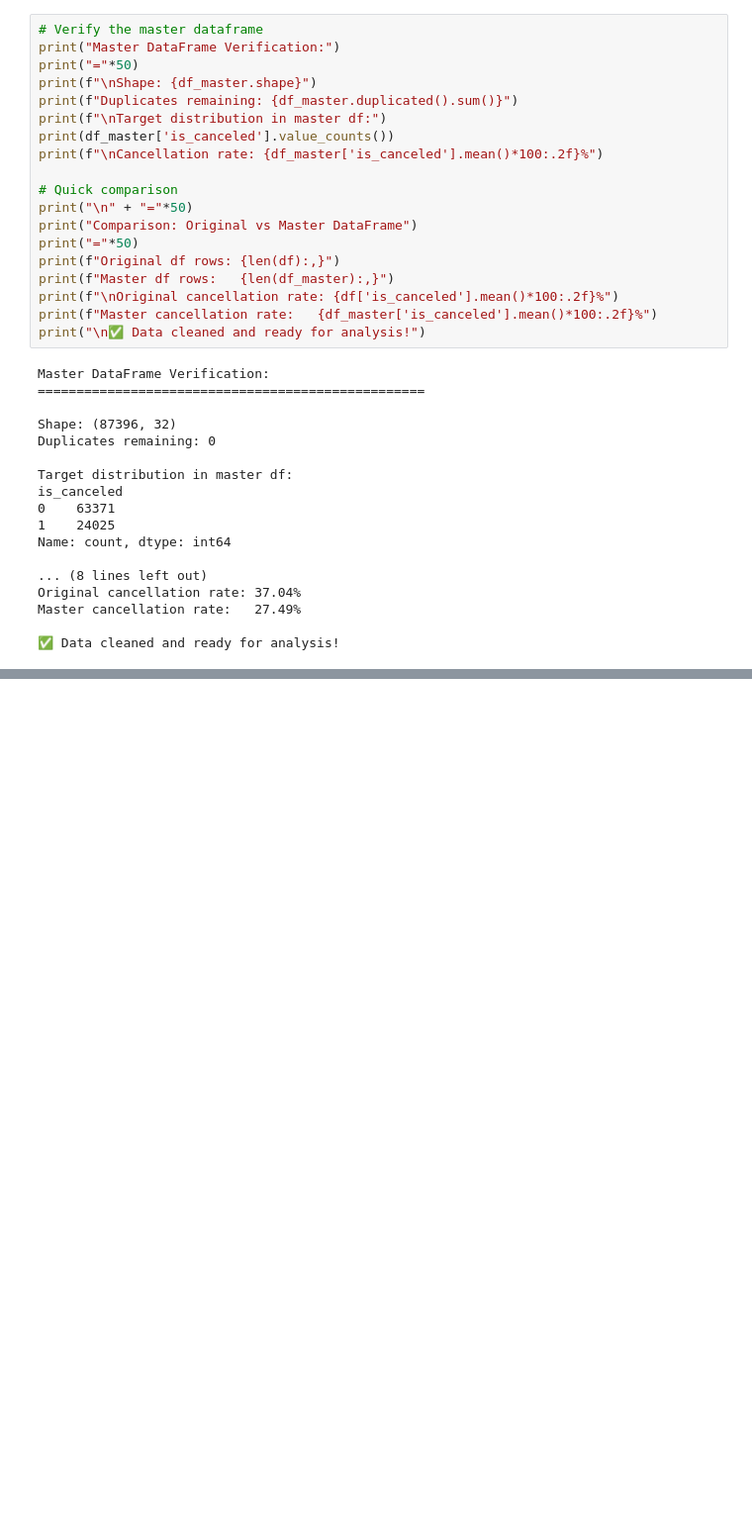
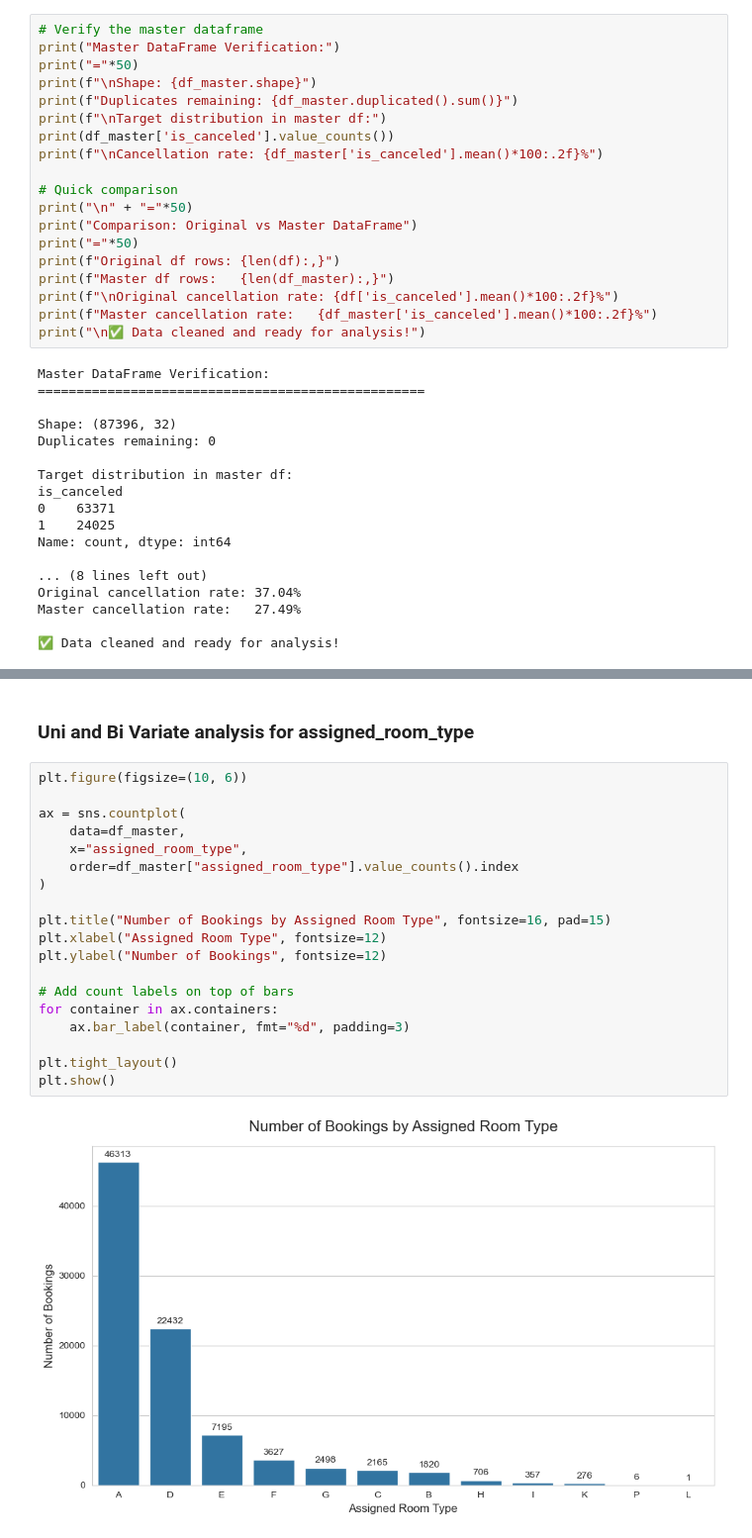
Before and after one commit to dipk6545/hotel-booking-aml, a Jupyter notebook: EDA/Hotel Bookings EDA.ipynb, the cells around one changed output, grey strips where cells are left out. Shown at 99% size. Saved outputs shown, nothing was run; the diff lists cells and outputs as text; blank space fills up the shorter version.

```diff
--- a/EDA/Hotel Bookings EDA.ipynb
+++ b/EDA/Hotel Bookings EDA.ipynb
@@ -1286,0 +1438,23 @@ Master cancellation rate:   27.49%
+# %% [markdown]
+### Uni and Bi Variate analysis for assigned_room_type
+# %%
+plt.figure(figsize=(10, 6))
+
+ax = sns.countplot(
+    data=df_master,
+    x="assigned_room_type",
+    order=df_master["assigned_room_type"].value_counts().index
+)
+
+plt.title("Number of Bookings by Assigned Room Type", fontsize=16, pad=15)
+plt.xlabel("Assigned Room Type", fontsize=12)
+plt.ylabel("Number of Bookings", fontsize=12)
+
+# Add count labels on top of bars
+for container in ax.containers:
+    ax.bar_label(container, fmt="%d", padding=3)
+
+plt.tight_layout()
+plt.show()
+# %% [output]
+[figure, added]
```
Also changed, not shown: parts of 55 cells of this notebook.
